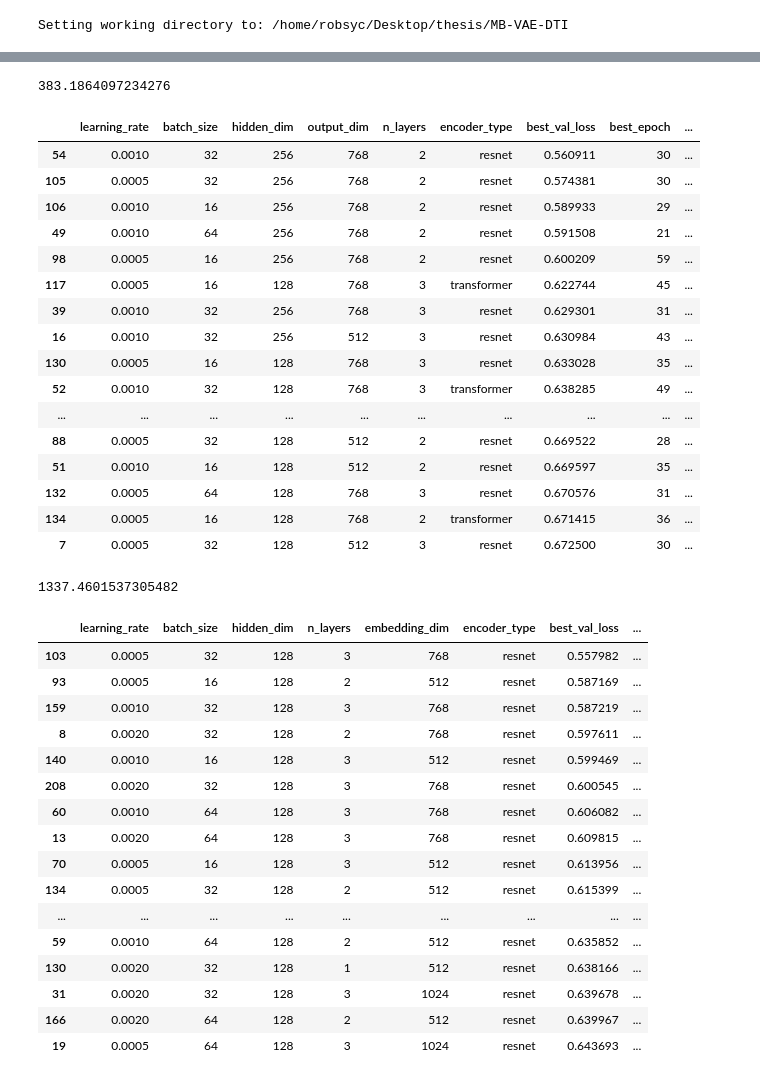
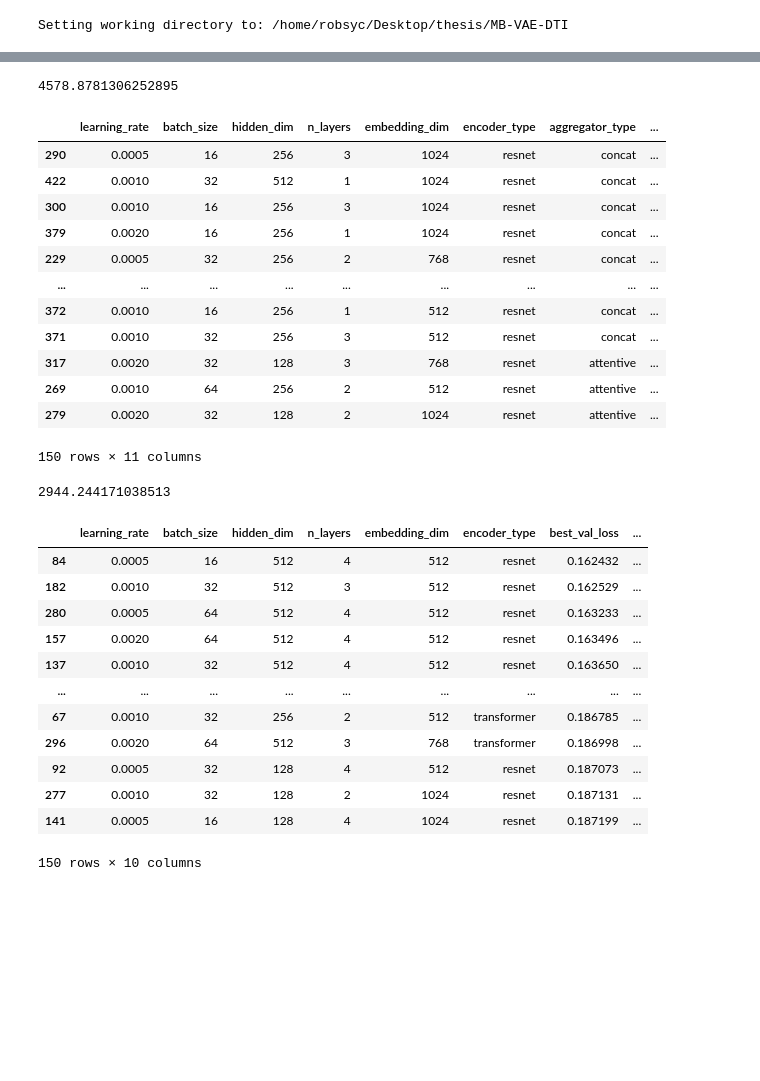
Before and after one commit to robsyc/MB-VAE-DTI, a Jupyter notebook: notebooks/training.ipynb, the cells around one changed output, grey strips where cells are left out. Drawn from its saved outputs; the diff is of its cells as text; code cells hidden in the pictures; blank space fills up the shorter version.

```diff
--- a/notebooks/training.ipynb
+++ b/notebooks/training.ipynb
@@ -13,7 +13,7 @@ Setting working directory to: /home/robsyc/Desktop/thesis/MB-VAE-DTI
 # %%
 from mb_vae_dti.validating.analysis import *
 
-df = load_gridsearch_results("notebooks/results/summer/version3/baseline_davis_cold")
+df = load_gridsearch_results("notebooks/results/summer/version3/baseline_kiba_rand")
 
 if "metadata.data.provenance_cols" in df.columns:
     df["metadata.data.provenance_cols"] = df["metadata.data.provenance_cols"].apply(lambda x: x[0])
@@ -54,52 +54,44 @@ varying_attrs
  'trainable_params',
  'timing.total_training_time']
 # %%
-subdf = get_top_performers(df, n_top=25)[varying_attrs]
+subdf = get_top_performers(df, n_top=150)[varying_attrs]
 # for each columns, rename the column by splitting the column name by "." and taking the last element
 subdf.columns = subdf.columns.str.split(".").str[-1]
 print(df["timing.total_training_time"].mean())
 subdf
 # %% [output]
-383.1864097234276
+4578.8781306252895
-|  | learning_rate | batch_size | hidden_dim | output_dim | n_layers | encoder_type | best_val_loss | best_epoch | ... |
-| 54 | 0.0010 | 32 | 256 | 768 | 2 | resnet | 0.560911 | 30 | ... |
-| 105 | 0.0005 | 32 | 256 | 768 | 2 | resnet | 0.574381 | 30 | ... |
-| 106 | 0.0010 | 16 | 256 | 768 | 2 | resnet | 0.589933 | 29 | ... |
-| 49 | 0.0010 | 64 | 256 | 768 | 2 | resnet | 0.591508 | 21 | ... |
-| 98 | 0.0005 | 16 | 256 | 768 | 2 | resnet | 0.600209 | 59 | ... |
-| 117 | 0.0005 | 16 | 128 | 768 | 3 | transformer | 0.622744 | 45 | ... |
-| 39 | 0.0010 | 32 | 256 | 768 | 3 | resnet | 0.629301 | 31 | ... |
-| 16 | 0.0010 | 32 | 256 | 512 | 3 | resnet | 0.630984 | 43 | ... |
-| 130 | 0.0005 | 16 | 128 | 768 | 3 | resnet | 0.633028 | 35 | ... |
-| 52 | 0.0010 | 32 | 128 | 768 | 3 | transformer | 0.638285 | 49 | ... |
-| ... | ... | ... | ... | ... | ... | ... | ... | ... | ... |
-| 88 | 0.0005 | 32 | 128 | 512 | 2 | resnet | 0.669522 | 28 | ... |
-| 51 | 0.0010 | 16 | 128 | 512 | 2 | resnet | 0.669597 | 35 | ... |
-| 132 | 0.0005 | 64 | 128 | 768 | 3 | resnet | 0.670576 | 31 | ... |
-| 134 | 0.0005 | 16 | 128 | 768 | 2 | transformer | 0.671415 | 36 | ... |
-| 7 | 0.0005 | 32 | 128 | 512 | 3 | resnet | 0.672500 | 30 | ... |
+|  | learning_rate | batch_size | hidden_dim | n_layers | embedding_dim | encoder_type | aggregator_type | ... |
+| 290 | 0.0005 | 16 | 256 | 3 | 1024 | resnet | concat | ... |
+| 422 | 0.0010 | 32 | 512 | 1 | 1024 | resnet | concat | ... |
+| 300 | 0.0010 | 16 | 256 | 3 | 1024 | resnet | concat | ... |
+| 379 | 0.0020 | 16 | 256 | 1 | 1024 | resnet | concat | ... |
+| 229 | 0.0005 | 32 | 256 | 2 | 768 | resnet | concat | ... |
+| ... | ... | ... | ... | ... | ... | ... | ... | ... |
+| 372 | 0.0010 | 16 | 256 | 1 | 512 | resnet | concat | ... |
+| 371 | 0.0010 | 32 | 256 | 3 | 512 | resnet | concat | ... |
+| 317 | 0.0020 | 32 | 128 | 3 | 768 | resnet | attentive | ... |
+| 269 | 0.0010 | 64 | 256 | 2 | 512 | resnet | attentive | ... |
+| 279 | 0.0020 | 32 | 128 | 2 | 1024 | resnet | attentive | ... |
+150 rows × 11 columns
 # %%
-subdf = get_top_performers(df, n_top=25)[varying_attrs]
+subdf = get_top_performers(df, n_top=150)[varying_attrs]
 # for each columns, rename the column by splitting the column name by "." and taking the last element
 subdf.columns = subdf.columns.str.split(".").str[-1]
 print(df["timing.total_training_time"].mean())
 subdf
 # %% [output]
-1337.4601537305482
+2944.244171038513
 |  | learning_rate | batch_size | hidden_dim | n_layers | embedding_dim | encoder_type | best_val_loss | ... |
-| 103 | 0.0005 | 32 | 128 | 3 | 768 | resnet | 0.557982 | ... |
-| 93 | 0.0005 | 16 | 128 | 2 | 512 | resnet | 0.587169 | ... |
-| 159 | 0.0010 | 32 | 128 | 3 | 768 | resnet | 0.587219 | ... |
-| 8 | 0.0020 | 32 | 128 | 2 | 768 | resnet | 0.597611 | ... |
-| 140 | 0.0010 | 16 | 128 | 3 | 512 | resnet | 0.599469 | ... |
-| 208 | 0.0020 | 32 | 128 | 3 | 768 | resnet | 0.600545 | ... |
-| 60 | 0.0010 | 64 | 128 | 3 | 768 | resnet | 0.606082 | ... |
-| 13 | 0.0020 | 64 | 128 | 3 | 768 | resnet | 0.609815 | ... |
-| 70 | 0.0005 | 16 | 128 | 3 | 512 | resnet | 0.613956 | ... |
-| 134 | 0.0005 | 32 | 128 | 2 | 512 | resnet | 0.615399 | ... |
+| 84 | 0.0005 | 16 | 512 | 4 | 512 | resnet | 0.162432 | ... |
+| 182 | 0.0010 | 32 | 512 | 3 | 512 | resnet | 0.162529 | ... |
+| 280 | 0.0005 | 64 | 512 | 4 | 512 | resnet | 0.163233 | ... |
+| 157 | 0.0020 | 64 | 512 | 4 | 512 | resnet | 0.163496 | ... |
+| 137 | 0.0010 | 32 | 512 | 4 | 512 | resnet | 0.163650 | ... |
 | ... | ... | ... | ... | ... | ... | ... | ... | ... |
-| 59 | 0.0010 | 64 | 128 | 2 | 512 | resnet | 0.635852 | ... |
-| 130 | 0.0020 | 32 | 128 | 1 | 512 | resnet | 0.638166 | ... |
-| 31 | 0.0020 | 32 | 128 | 3 | 1024 | resnet | 0.639678 | ... |
-| 166 | 0.0020 | 64 | 128 | 2 | 512 | resnet | 0.639967 | ... |
-| 19 | 0.0005 | 64 | 128 | 3 | 1024 | resnet | 0.643693 | ... |
+| 67 | 0.0010 | 32 | 256 | 2 | 512 | transformer | 0.186785 | ... |
+| 296 | 0.0020 | 64 | 512 | 3 | 768 | transformer | 0.186998 | ... |
+| 92 | 0.0005 | 32 | 128 | 4 | 512 | resnet | 0.187073 | ... |
+| 277 | 0.0010 | 32 | 128 | 2 | 1024 | resnet | 0.187131 | ... |
+| 141 | 0.0005 | 16 | 128 | 4 | 1024 | resnet | 0.187199 | ... |
+150 rows × 10 columns
```
Also changed, not shown: parts of 5 cells of this notebook, 7 other files.
